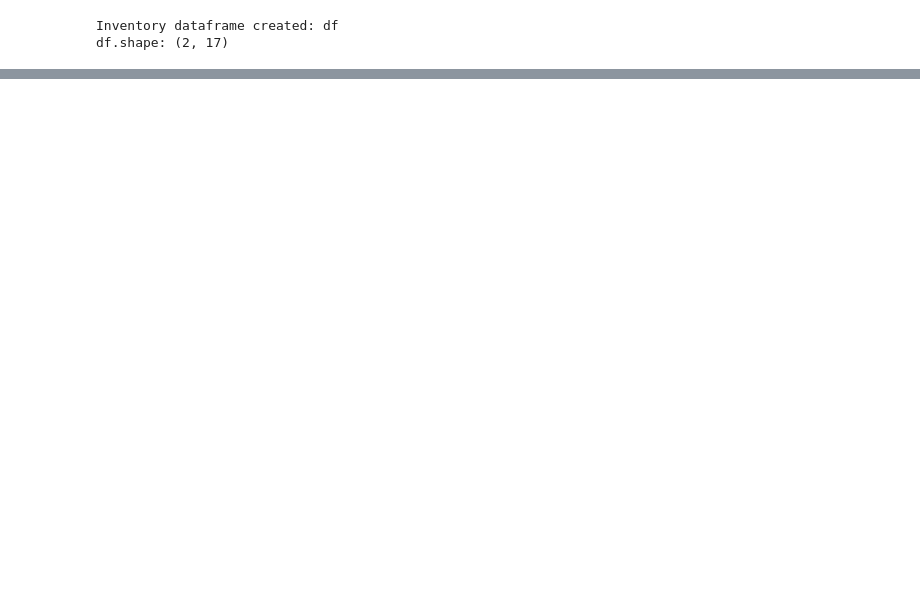
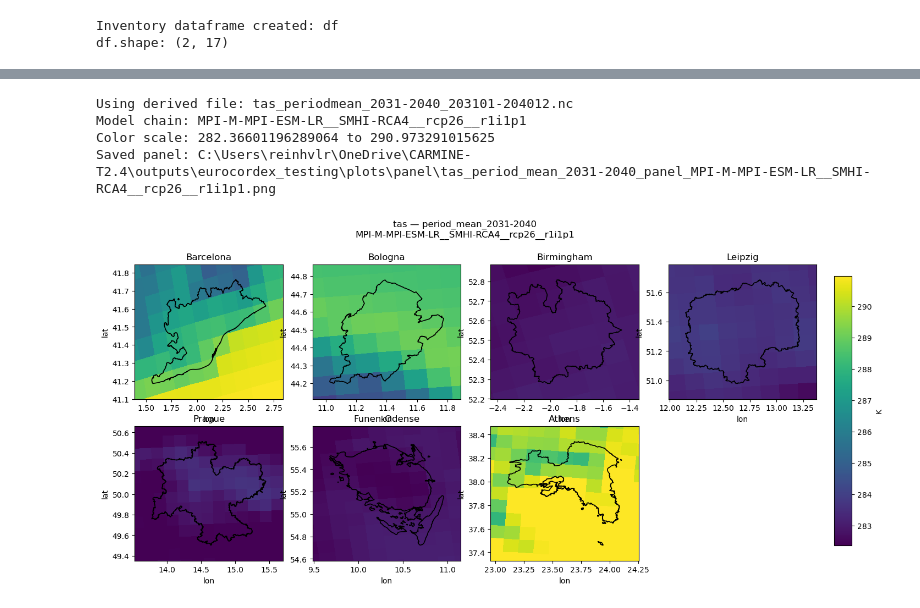
Before and after one commit to FedeleG/CARMINE-T2.4, a Jupyter notebook: notebooks/euro-cordex-indicator-uncertainty/CARMINE-euro-codex-annual_testing.ipynb, the cells around one changed output, grey strips where cells are left out. Saved outputs shown, nothing was run; the diff lists cells and outputs as text; code cells hidden in the pictures; blank space fills up the shorter version.

```diff
--- a/notebooks/euro-cordex-indicator-uncertainty/CARMINE-euro-codex-annual_testing.ipynb
+++ b/notebooks/euro-cordex-indicator-uncertainty/CARMINE-euro-codex-annual_testing.ipynb
@@ -577,7 +678,7 @@ import warnings
 
 # ---- USER CHOICE FOR THE PANEL ----
 PANEL_PRODUCT = "period_mean_2031-2040"   # e.g. "period_mean_2031-2040" or "annual_mean"
-PANEL_MODEL_FILTER = None                # substring to pick one model chain, e.g. "NCC-NorESM1-M"
+PANEL_MODEL_FILTER = "MPI-M-MPI-ESM-LR"                # substring to pick one model chain, e.g. "NCC-NorESM1-M", none to pick the first one
 CMAP = "viridis"                         # keep simple for now
 ROBUST = True                            # use percentiles to avoid outliers dominating
 PCTL = (2, 98)                           # robust scaling percentiles
@@ -730,30 +831,36 @@ try:
         axes[j].set_axis_off()
 
     # shared colorbar
     # --- shared colorbar in dedicated axis ---
     cax = fig.add_axes([0.92, 0.15, 0.02, 0.7])  # [left, bottom, width, height]
     cbar = fig.colorbar(im_last, cax=cax)
 
     units = str(da.attrs.get("units", "")).strip()
     if units:
         cbar.set_label(units)
 
 
     sup = f"{VAR_NAME} — {PANEL_PRODUCT}"
     if year_val is not None:
         sup += f" (year={year_val})"
     sup += f"\n{MODEL_ID}"
     fig.suptitle(sup, y=0.995)
 
     #fig.tight_layout()
 
     out_png = EUROCORDEX_TEST_OUTPUT_ROOT / "plots" / "panel" / f"{VAR_NAME}_{PANEL_PRODUCT}_panel_{safe_slug(str(MODEL_ID))}.png"
     out_png.parent.mkdir(parents=True, exist_ok=True)
     fig.savefig(out_png, dpi=DPI, bbox_inches="tight")
     fig.subplots_adjust(right=0.9)
     print("Saved panel:", out_png)
 
     plt.show()
 
 finally:
     ds.close()
+# %% [output]
+Using derived file: tas_periodmean_2031-2040_203101-204012.nc
+Model chain: MPI-M-MPI-ESM-LR__SMHI-RCA4__rcp26__r1i1p1
+Color scale: 282.36601196289064 to 290.973291015625
+Saved panel: C:\Users\reinhvlr\OneDrive\CARMINE-T2.4\outputs\eurocordex_testing\plots\panel\tas_period_mean_2031-2040_panel_MPI-M-MPI-ESM-LR__SMHI-RCA4__rcp26__r1i1p1.png
+[figure, added]
```
Also changed, not shown: parts of 6 cells of this notebook.
